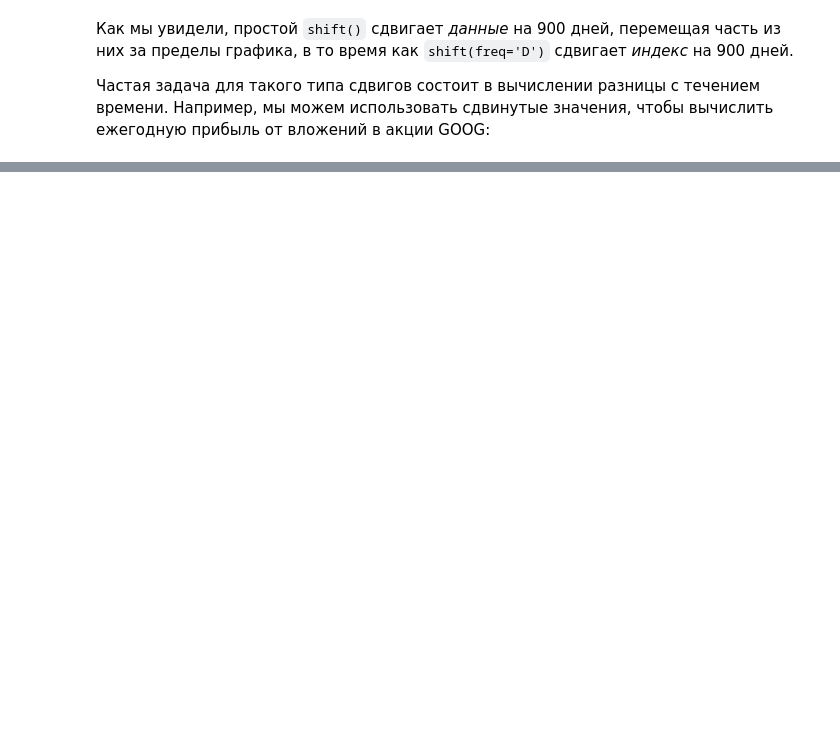
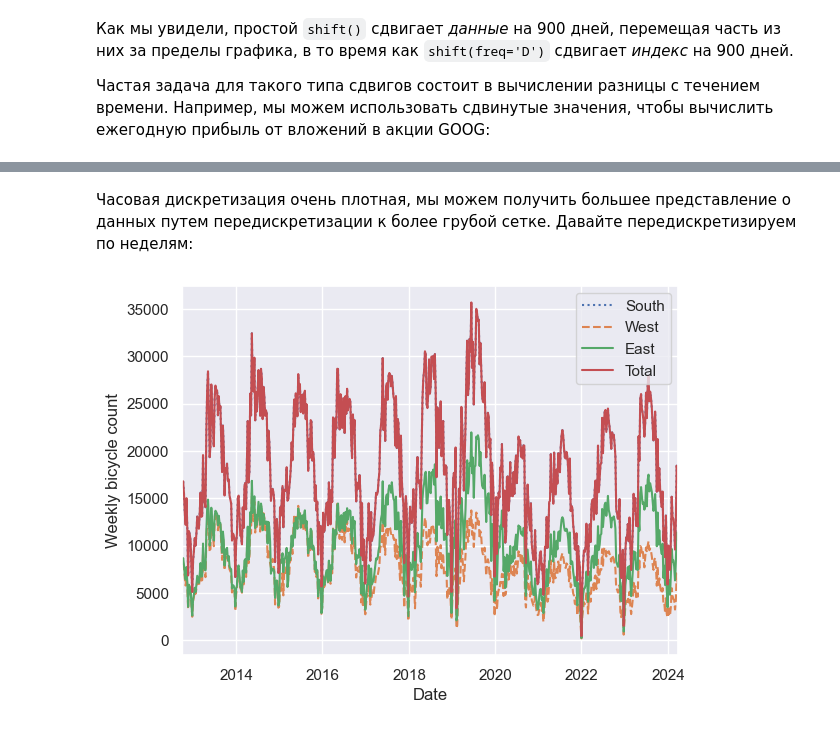
Before and after one commit to proway2/PythonDataScienceHandbook, a Jupyter notebook: Pandas - Working with Time Series.ipynb, the cells around one changed output, grey strips where cells are left out. Drawn from its saved outputs; the diff is of its cells as text; code cells hidden in the pictures; blank space fills up the shorter version.

```diff
--- a/Pandas - Working with Time Series.ipynb
+++ b/Pandas - Working with Time Series.ipynb
@@ -340,0 +405,8 @@ https://jakevdp.github.io/PythonDataScienceHandbook/03.11-working-with-time-seri
+# %% [markdown]
+Часовая дискретизация очень плотная, мы можем получить большее представление о данных путем передискретизации к более грубой сетке. Давайте передискретизируем по неделям:
+# %%
+weekly = data.resample('W').sum()
+weekly.plot(style=[':', '--', '-'])
+plt.ylabel('Weekly bicycle count');
+# %% [output]
+[figure, added]
```
Also changed, not shown: parts of 27 cells of this notebook, 1 other file.
